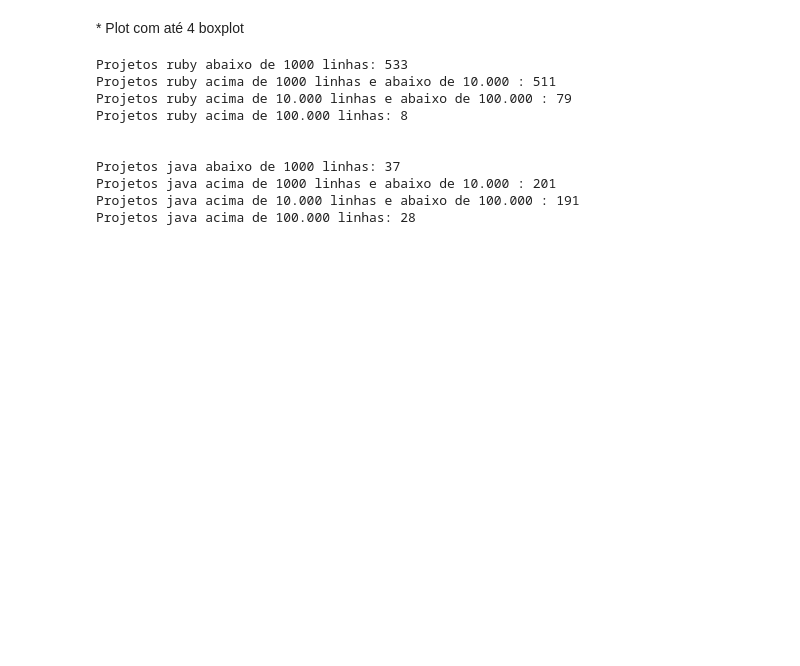
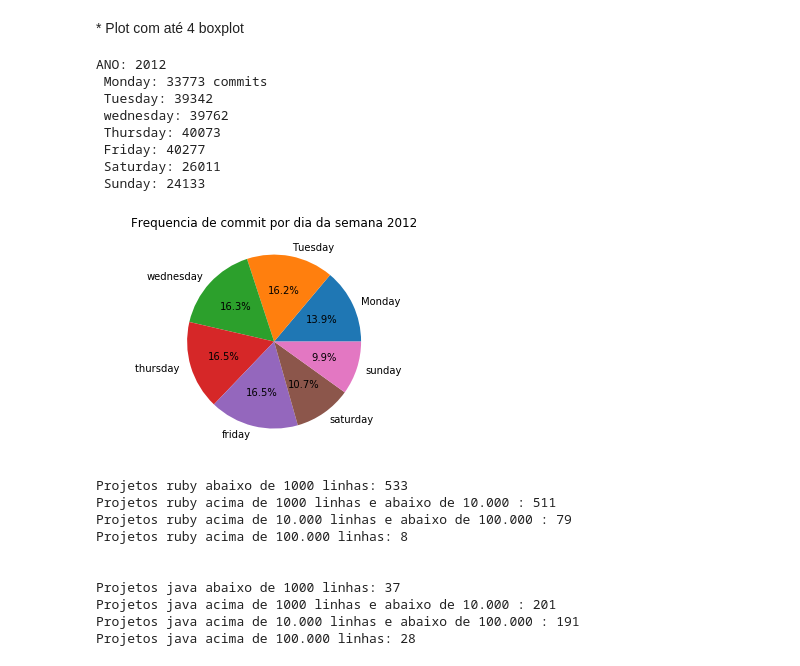
Before and after one commit to wagnernegrao/ci-analysis, a Jupyter notebook: ci_analysis.ipynb, the cells around one changed output. Drawn from its saved outputs; the diff is of its cells as text; code cells hidden in the pictures; blank space fills up the shorter version.

Commit message:
separa por dia da semana e plot um grafico de pizza com porcentagem

```diff
--- a/ci_analysis.ipynb
+++ b/ci_analysis.ipynb
@@ -183,6 +183,55 @@ def size_project(language):
         df4 = df4.drop_duplicates(['gh_project_name'])
 
         print("Projetos {} acima de 100.000 linhas: {}".format(language,len(df4.gh_project_name)))
+# %%
+dataset['date'] = pd.to_datetime(dataset.date)
+# %%
+test = dataset.loc[dataset.date.dt.year == 2012]
+
+test = test.date.dt.weekday
+
+monday  = []
+tuesday  = []
+wednesday = []
+thursday  = []
+friday = []
+saturday = []
+sunday = []
+
+for date in test:
+    if(date == 0):
+        monday.append(date)
+    elif(date == 1):
+        tuesday.append(date)
+    elif(date == 2):
+        wednesday.append(date)
+    elif(date == 3):
+        thursday.append(date)
+    elif(date == 4):
+        friday.append(date)
+    elif(date == 5):
+        saturday.append(date)
+    elif(date == 6):
+        sunday.append(date)
+
+print("ANO: {} \n Monday: {} commits \n Tuesday: {} \n wednesday: {} \n Thursday: {} \n Friday: {} \n Saturday: {}\n Sunday: {}".format(2012, len(monday), len(tuesday), len(wednesday), len(thursday), len(friday), len(saturday), len(sunday)))
+
+x_list= [len(monday), len(tuesday), len(wednesday), len(thursday), len(friday), len(saturday), len(sunday)]
+labels_list = ['Monday', 'Tuesday','wednesday','thursday ','friday','saturday','sunday']
+plt.axis('equal')
+plt.pie(x_list, labels = labels_list, autopct='%1.1f%%')
+plt.title("Frequencia de commit por dia da semana 2012")
+plt.show()
+# %% [output]
+ANO: 2012
+ Monday: 33773 commits
+ Tuesday: 39342
+ wednesday: 39762
+ Thursday: 40073
+ Friday: 40277
+ Saturday: 26011
+ Sunday: 24133
+[figure, added]
 # %%
 language_name = ['java', 'ruby', 'javascript'] #Linguagens presentes
 
```
Also changed, not shown: parts of 1 cell of this notebook.
